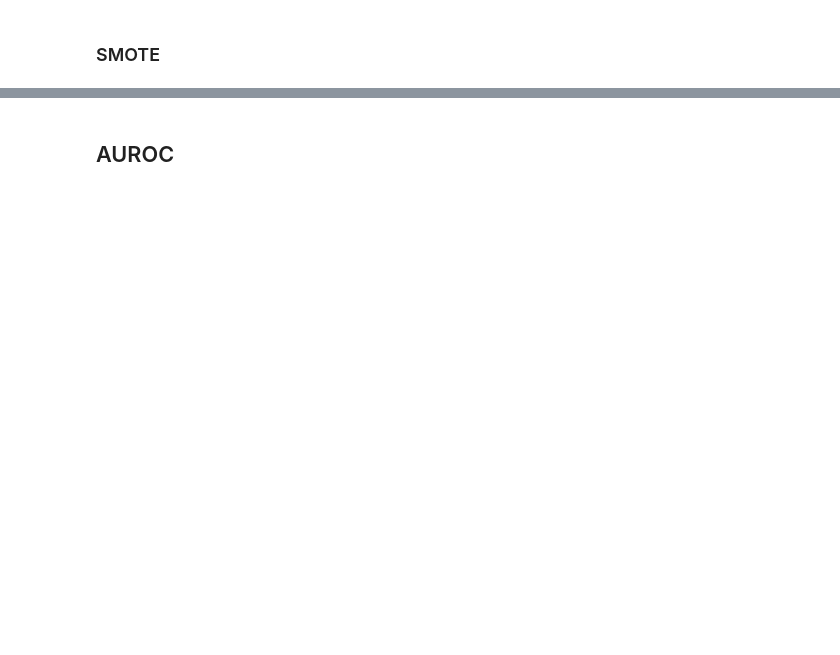
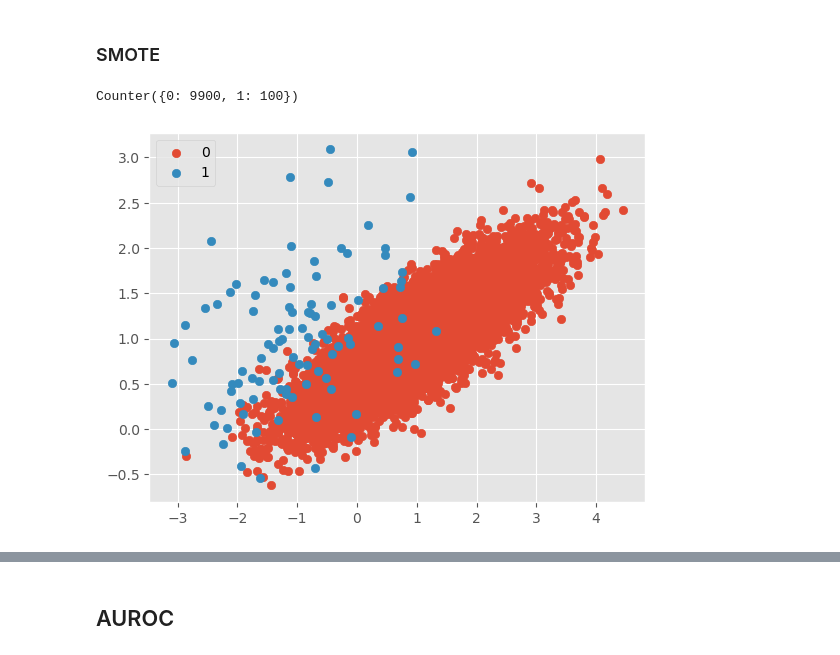
Before and after one commit to magdamarzec/SQL, a Jupyter notebook: zaliczenie.ipynb, the cells around one changed output, grey strips where cells are left out. Cells and saved outputs as stored; diff of their text form; code cells hidden in the pictures; blank space fills up the shorter version.

```diff
--- a/zaliczenie.ipynb
+++ b/zaliczenie.ipynb
@@ -2427,13 +2630,0 @@ X_test_pca = pca.transform(X_test)
-# %%
-fig, ax = plt.subplots(figsize=(10, 7))
-for label, color in zip(set(y_train), ('orange', 'blue', 'brown')):
-    ax.scatter(
-        X_train_pca[Y_train == label, 0],
-        X_train_pca[Y_train == label, 1],
-        color=color, label=f'Class {label}'
-    )
-
-ax.set_title('Dataset after Principal Component Analysis ')
-ax.set_xlabel('PC1')
-ax.set_ylabel('PC2')
-ax.legend(loc='upper right')
@@ -2462,20 +2646,23 @@ X_principal.shape
 # %%
 from collections import Counter
 from sklearn.datasets import make_classification
 from matplotlib import pyplot
 from numpy import where
 
-X, y = make_classification(n_samples=10000, n_features=2, n_redundant=0,
+pca_train_X, pca_train_Y = make_classification(n_samples=10000, n_features=2, n_redundant=0,
     n_clusters_per_class=1, weights=[0.99], flip_y=0, random_state=1)
 
-counter = Counter(y)
+counter = Counter(pca_train_Y)
 print(counter)
 
 for label, _ in counter.items():
-    row_ix = where(y == label)[0]
-    pyplot.scatter(X[row_ix, 0], X[row_ix, 1], label=str(label))
+    row_ix = where(pca_train_Y == label)[0]
+    pyplot.scatter(pca_train_X[row_ix, 0], pca_train_X[row_ix, 1], label=str(label))
 pyplot.legend()
 pyplot.show()
+# %% [output]
+Counter({0: 9900, 1: 100})
+[figure, added]
 # %%
 #Ten scatter plot przedstawia klasę większościową (czerwoną) oraz rozproszoną klasę mniejszościową (niebieską)
 # %%
```
Also changed, not shown: parts of 262 cells of this notebook.
